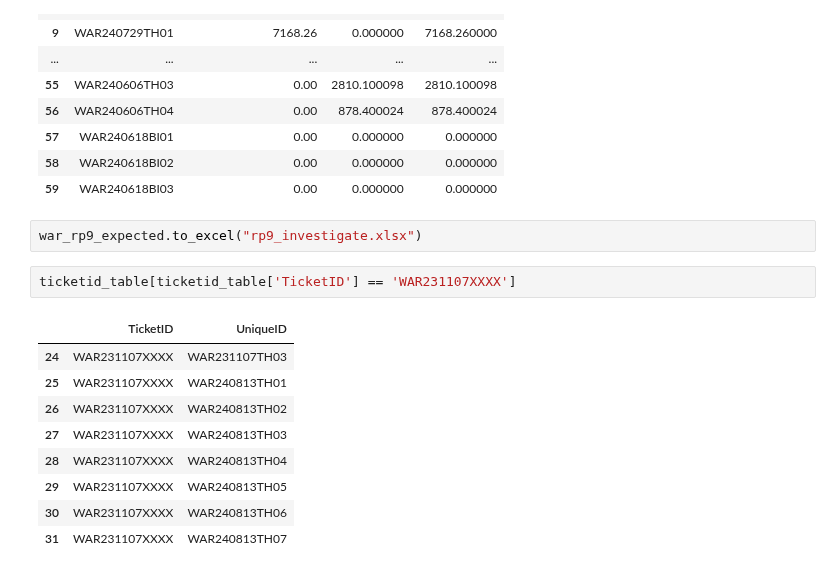
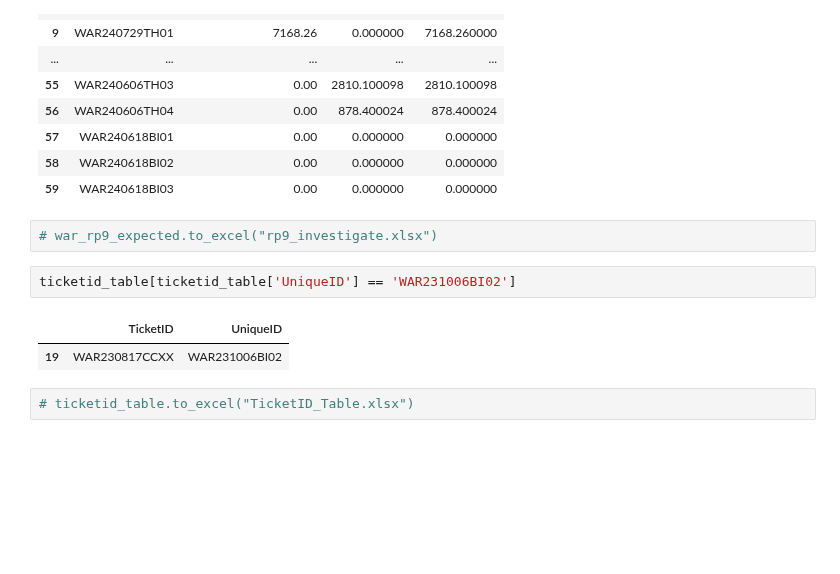
Before and after one commit to BilyBrown/sqlite3-tutorial, a Jupyter notebook: create_war_tables_01.ipynb, the cells around one changed output. Drawn from its saved outputs; the diff is of its cells as text; blank space fills up the shorter version.

Commit message:
pluggin away - next is to update the GA server items and MSS to the new TicketID. This is a pre-commit before I start messing around trying to figure out the best way to do this

```diff
--- a/create_war_tables_01.ipynb
+++ b/create_war_tables_01.ipynb
@@ -446,16 +451,11 @@ war_rp9_expected
 | 58 | WAR240618BI02 | 0.00 | 0.000000 | 0.000000 |
 | 59 | WAR240618BI03 | 0.00 | 0.000000 | 0.000000 |
 # %%
-war_rp9_expected.to_excel("rp9_investigate.xlsx")
+# war_rp9_expected.to_excel("rp9_investigate.xlsx")
 # %%
-ticketid_table[ticketid_table['TicketID'] == 'WAR231107XXXX']
+ticketid_table[ticketid_table['UniqueID'] == 'WAR231006BI02']
 # %% [output]
 |  | TicketID | UniqueID |
-| 24 | WAR231107XXXX | WAR231107TH03 |
-| 25 | WAR231107XXXX | WAR240813TH01 |
-| 26 | WAR231107XXXX | WAR240813TH02 |
-| 27 | WAR231107XXXX | WAR240813TH03 |
-| 28 | WAR231107XXXX | WAR240813TH04 |
-| 29 | WAR231107XXXX | WAR240813TH05 |
-| 30 | WAR231107XXXX | WAR240813TH06 |
-| 31 | WAR231107XXXX | WAR240813TH07 |
+| 19 | WAR230817CCXX | WAR231006BI02 |
+# %%
+# ticketid_table.to_excel("TicketID_Table.xlsx")
```
Also changed, not shown: parts of 4 cells of this notebook, 1 other file.
